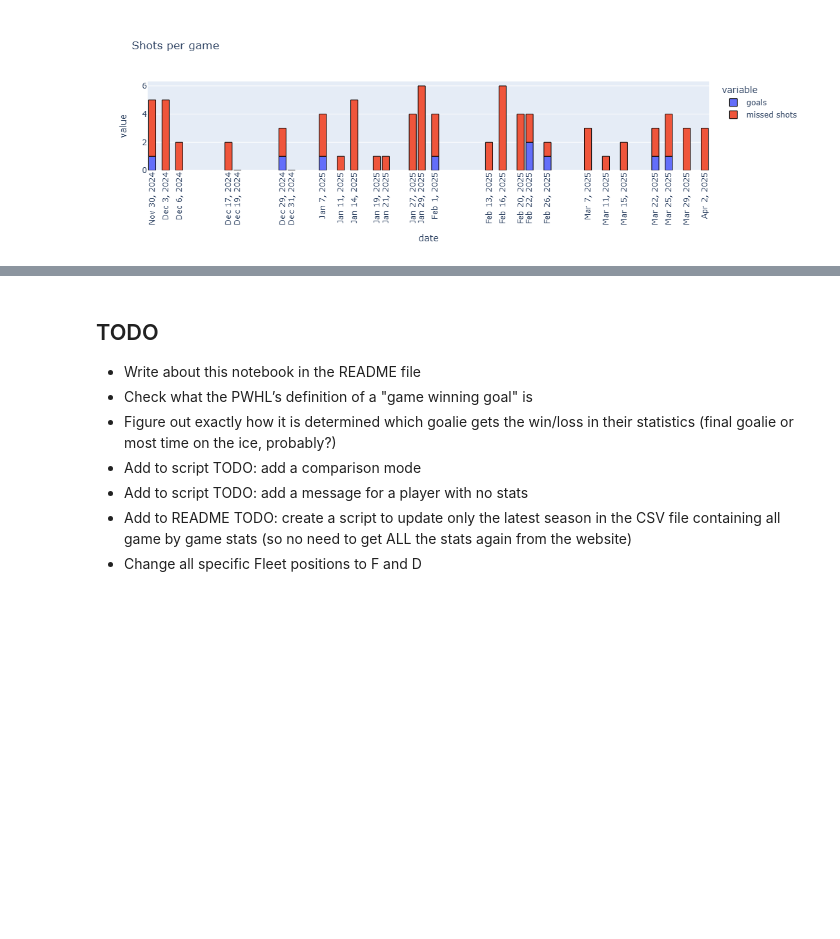
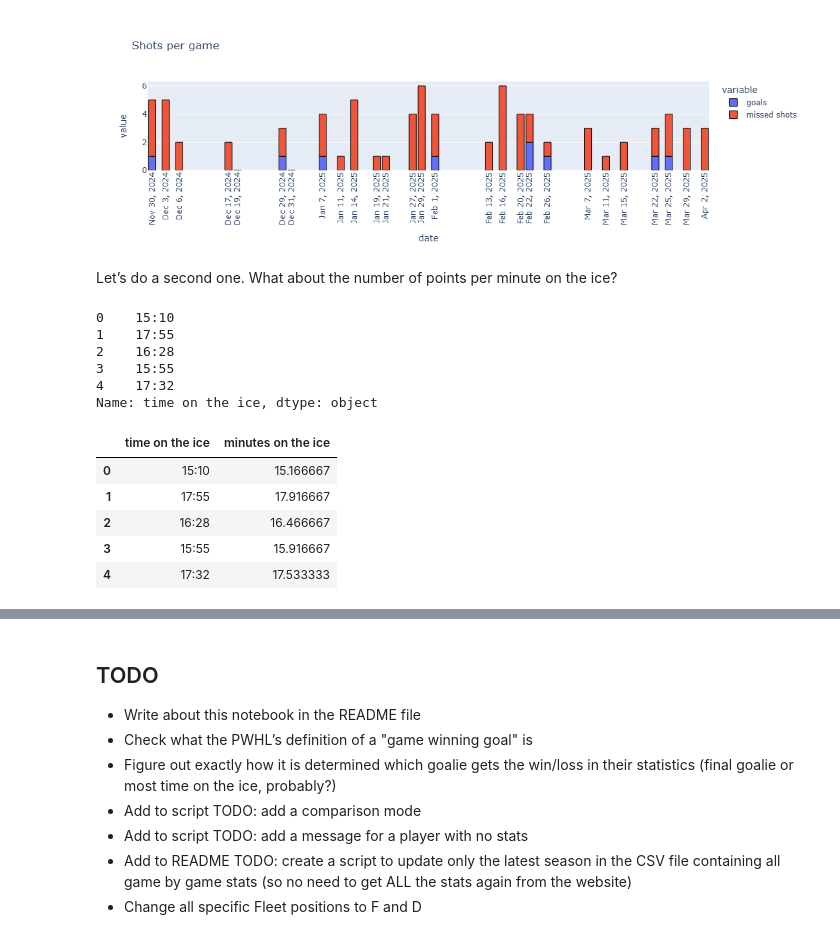
Before and after one commit to AGasconAfriat/pwhl_data-analysis, a Jupyter notebook: detailed-stats.ipynb, the cells around one changed output, grey strips where cells are left out. Cells and saved outputs as stored; diff of their text form; code cells hidden in the pictures; blank space fills up the shorter version.

```diff
--- a/detailed-stats.ipynb
+++ b/detailed-stats.ipynb
@@ -504,3 +504,32 @@ fig.update_traces(marker_line_color="black", marker_line_width=1)
 fig.show()
 # %% [output]
 [figure]
+# %% [markdown]
+Let’s do a second one. What about the number of points per minute on the ice?
+# %%
+df["time on the ice"].head()
+# %% [output]
+0    15:10
+1    17:55
+2    16:28
+3    15:55
+4    17:32
+Name: time on the ice, dtype: object
+# %%
+def mm_ss_to_decimal(mm_ss):
+    mm, ss = mm_ss.split(":")
+    return int(mm) + (int(ss) / 60)
+
+def get_minutes_on_the_ice(row):
+    return mm_ss_to_decimal(str(row["time on the ice"]))
+
+fig_df = df
+fig_df["minutes on the ice"] = fig_df.apply(lambda row: get_minutes_on_the_ice(row), axis=1)
+fig_df[["time on the ice", "minutes on the ice"]].head()
+# %% [output]
+|  | time on the ice | minutes on the ice |
+| 0 | 15:10 | 15.166667 |
+| 1 | 17:55 | 17.916667 |
+| 2 | 16:28 | 16.466667 |
+| 3 | 15:55 | 15.916667 |
+| 4 | 17:32 | 17.533333 |
```
Also changed, not shown: parts of 1 cell of this notebook.
